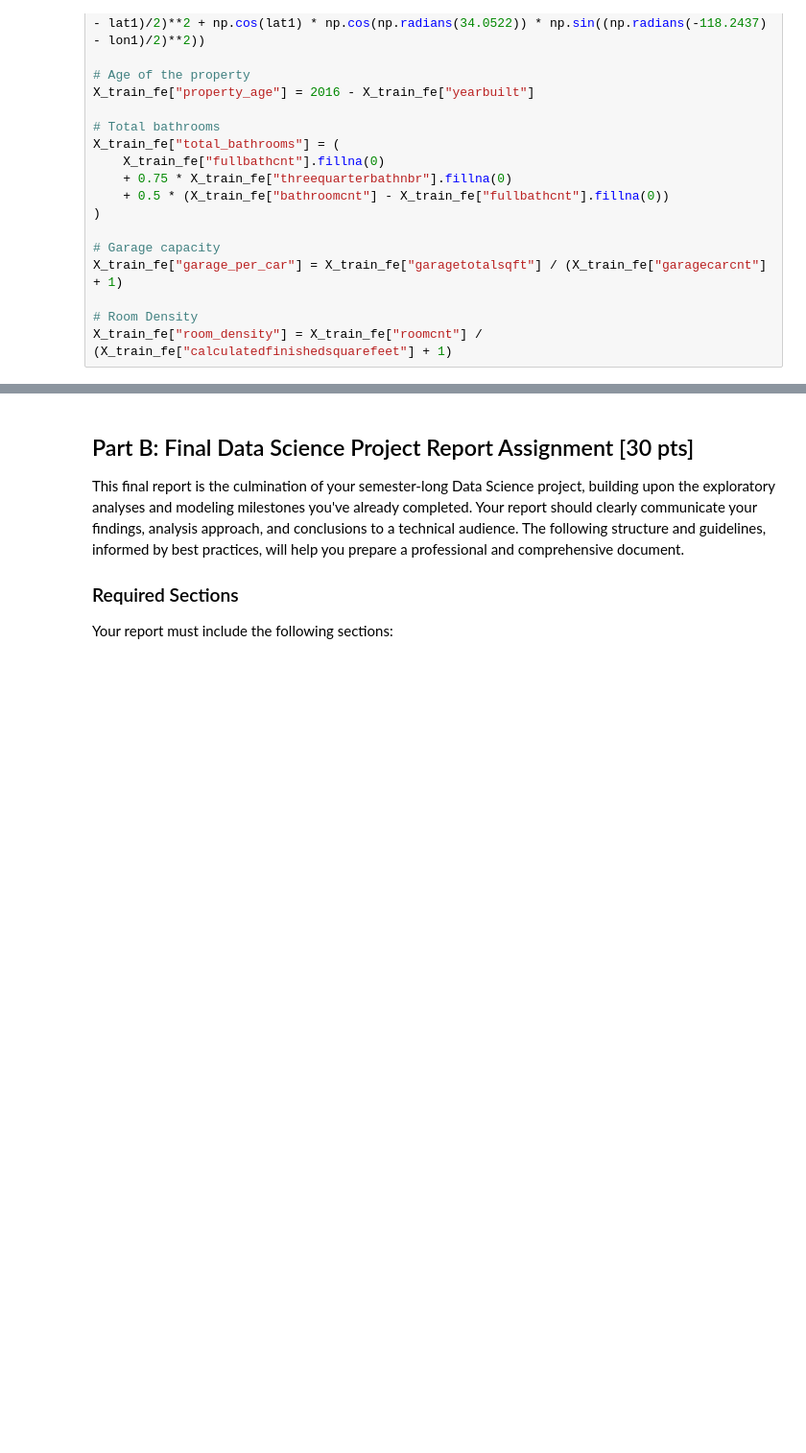
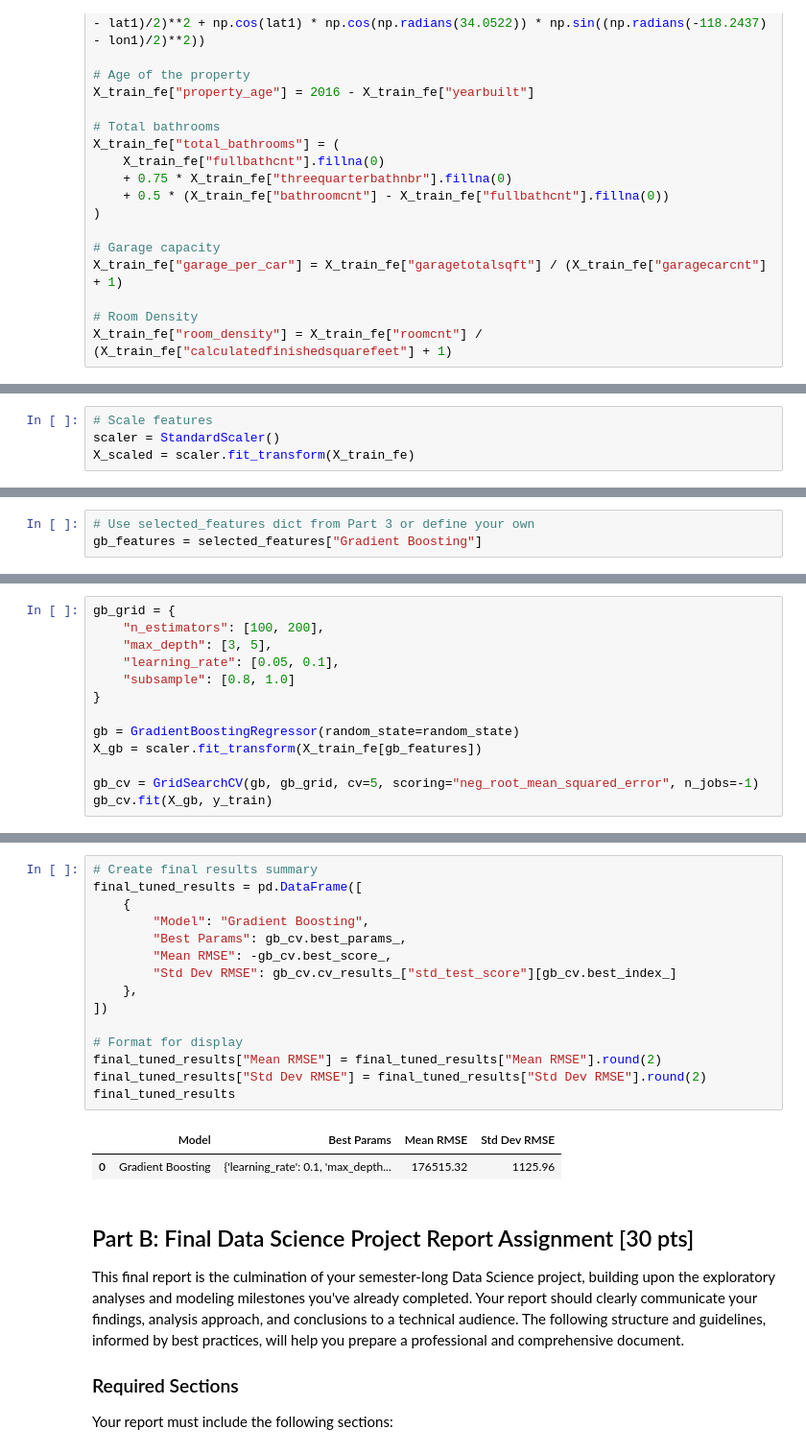
Before and after one commit to cwmckee91/dx603milestone1, a Jupyter notebook: final_project/Final_Project_Report_cwmckee.ipynb, the cells around one changed output, grey strips where cells are left out. Shown at 96% size. Saved outputs shown, nothing was run; the diff lists cells and outputs as text; blank space fills up the shorter version.

```diff
--- a/final_project/Final_Project_Report_cwmckee.ipynb
+++ b/final_project/Final_Project_Report_cwmckee.ipynb
@@ -510,0 +557,4 @@ X_train_fe["room_density"] = X_train_fe["roomcnt"] / (X_train_fe["calculatedfini
+# %%
+# Scale features
+scaler = StandardScaler()
+X_scaled = scaler.fit_transform(X_train_fe)
@@ -510,0 +588,3 @@ X_train_fe["room_density"] = X_train_fe["roomcnt"] / (X_train_fe["calculatedfini
+# %%
+# Use selected_features dict from Part 3 or define your own
+gb_features = selected_features["Gradient Boosting"]
@@ -510,0 +602,13 @@ X_train_fe["room_density"] = X_train_fe["roomcnt"] / (X_train_fe["calculatedfini
+# %%
+gb_grid = {
+    "n_estimators": [100, 200],
+    "max_depth": [3, 5],
+    "learning_rate": [0.05, 0.1],
+    "subsample": [0.8, 1.0]
+}
+
+gb = GradientBoostingRegressor(random_state=random_state)
+X_gb = scaler.fit_transform(X_train_fe[gb_features])
+
+gb_cv = GridSearchCV(gb, gb_grid, cv=5, scoring="neg_root_mean_squared_error", n_jobs=-1)
+gb_cv.fit(X_gb, y_train)
@@ -511,3 +631,21 @@ X_train_fe["room_density"] = X_train_fe["roomcnt"] / (X_train_fe["calculatedfini
+# %%
+# Create final results summary
+final_tuned_results = pd.DataFrame([
+    {
+        "Model": "Gradient Boosting",
+        "Best Params": gb_cv.best_params_,
+        "Mean RMSE": -gb_cv.best_score_,
+        "Std Dev RMSE": gb_cv.cv_results_["std_test_score"][gb_cv.best_index_]
+    },
+])
+
+# Format for display
+final_tuned_results["Mean RMSE"] = final_tuned_results["Mean RMSE"].round(2)
+final_tuned_results["Std Dev RMSE"] = final_tuned_results["Std Dev RMSE"].round(2)
+final_tuned_results
+# %% [output]
+|  | Model | Best Params | Mean RMSE | Std Dev RMSE |
+| 0 | Gradient Boosting | {'learning_rate': 0.1, 'max_depth... | 176515.32 | 1125.96 |
 # %% [markdown]
 ## Part B: Final Data Science Project Report Assignment [30 pts]
 
```
Also changed, not shown: parts of 11 cells of this notebook, 4 other files.
